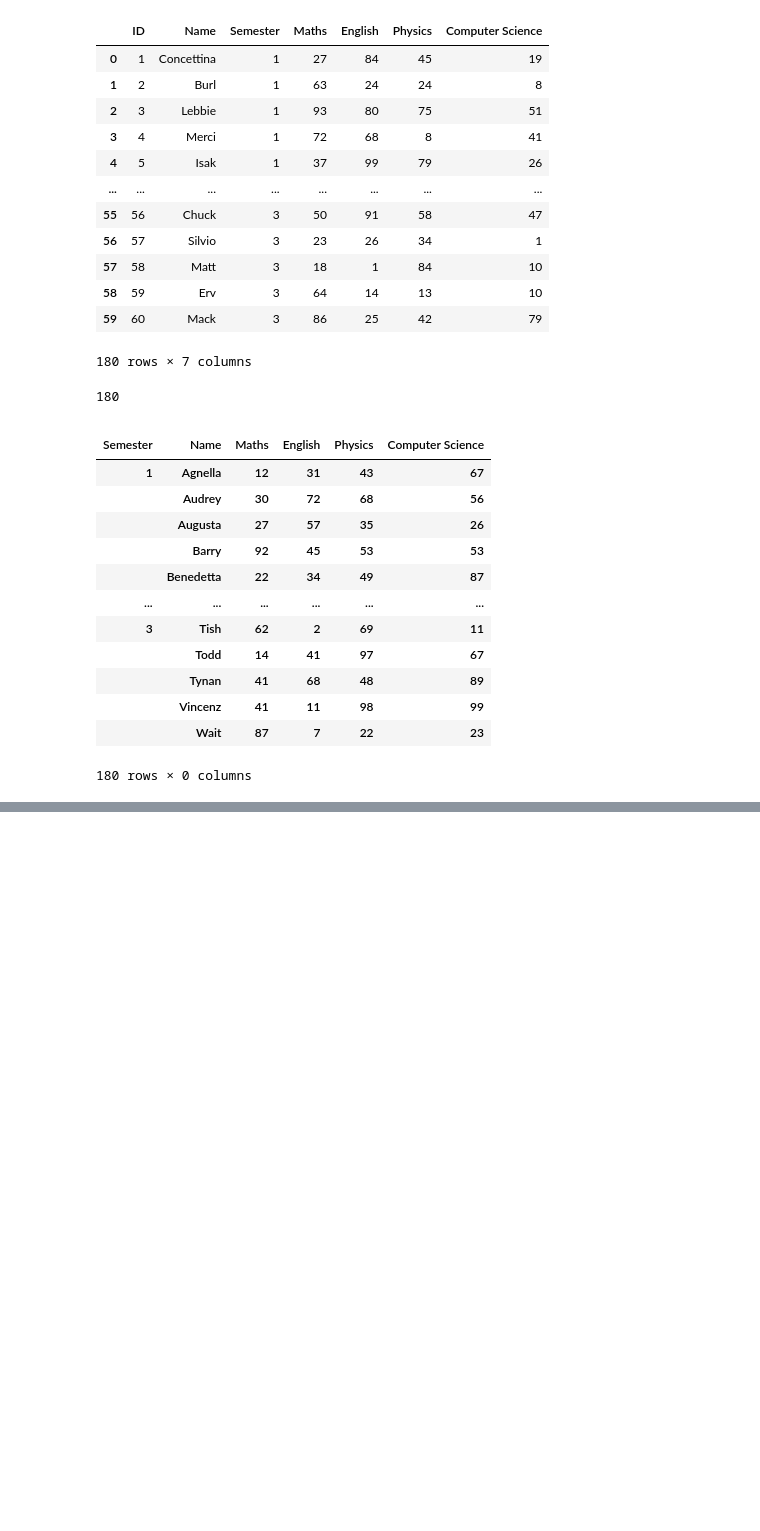
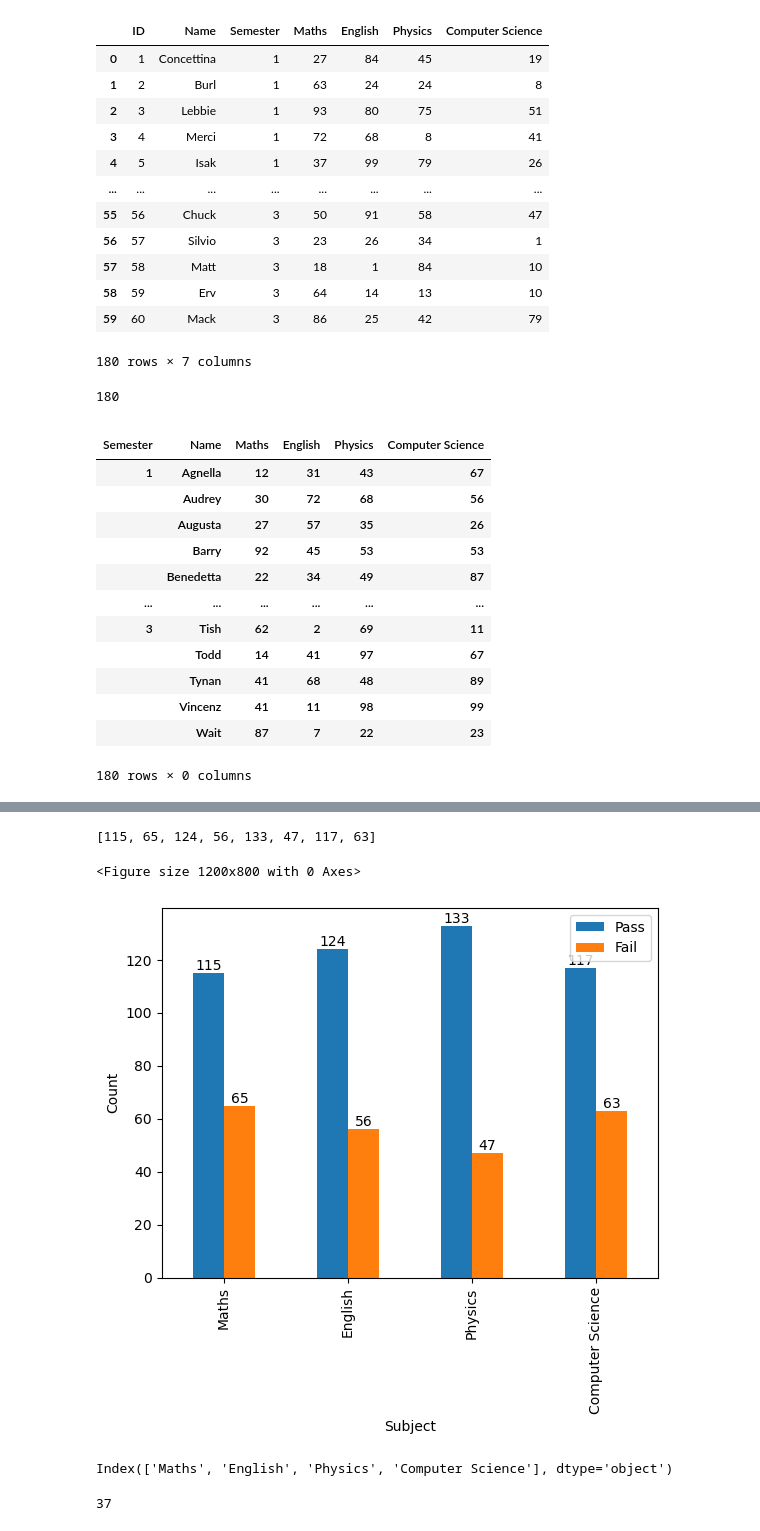
Before and after one commit to cezanekarki/Netflix_EDA, a Jupyter notebook: Day9/students.ipynb, the cells around one changed output, grey strips where cells are left out. Saved outputs shown, nothing was run; the diff lists cells and outputs as text; code cells hidden in the pictures; blank space fills up the shorter version.

```diff
--- a/Day9/students.ipynb
+++ b/Day9/students.ipynb
@@ -186,0 +191,34 @@ for i in df_total.iterrows():
+# %%
+total_data = pd.DataFrame([lst_pass,lst_fail])
+total_data = total_data.T
+total_data.columns = ["Pass","Fail"]
+total_data.index = df_data.columns[3:]
+# %%
+lst_labels = []
+
+for i in total_data.iterrows():
+    lst_labels.append(i[1][0])
+    lst_labels.append(i[1][1])
+
+plt.figure(figsize=(12, 8))
+ax = total_data.plot(kind="bar")
+ax.set_xlabel("Subject")
+ax.set_ylabel("Count")
+rects = ax.patches
+
+print(lst_labels)
+# Make some labels.
+label = lst_labels
+ax.bar_label(ax.containers[0], label_type='edge')
+ax.bar_label(ax.containers[1], label_type='edge')
+
+plt.show()
+# %% [output]
+[115, 65, 124, 56, 133, 47, 117, 63]
+<Figure size 1200x800 with 0 Axes>
+[figure, added]
+# %%
+df_data.drop("ID", axis=1, inplace=True)
+df_data.columns[2:]
+# %% [output]
+Index(['Maths', 'English', 'Physics', 'Computer Science'], dtype='object')
@@ -186,0 +237,7 @@ for i in df_total.iterrows():
+# %%
+maths_sem1, english_sem1, physics_sem1, cs_sem1 = calculate_score(1)
+maths_sem2, english_sem2, physics_sem2, cs_sem2 = calculate_score(2)
+maths_sem3, english_sem3, physics_sem3, cs_sem3 = calculate_score(3)
+print(len(maths_sem1["Maths"]))
+# %% [output]
+37
```
Also changed, not shown: parts of 11 cells of this notebook.
